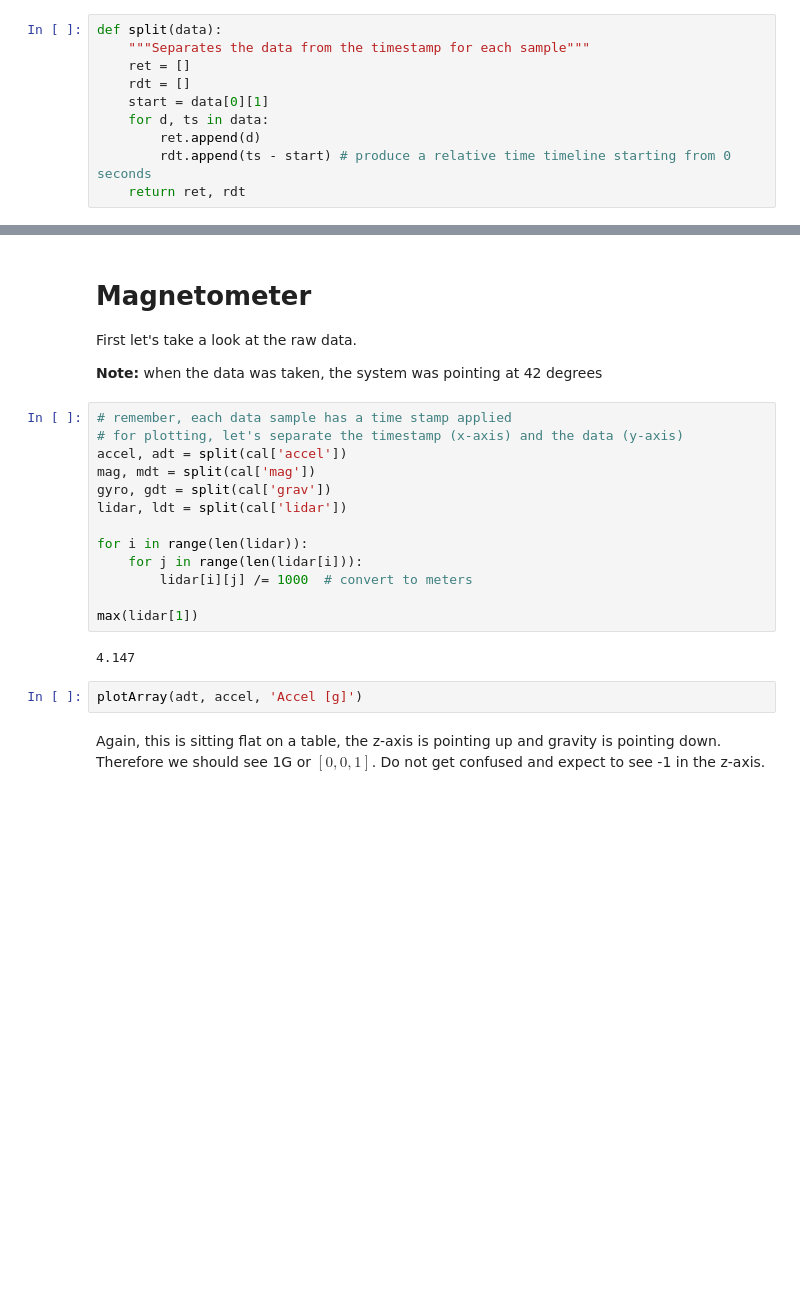
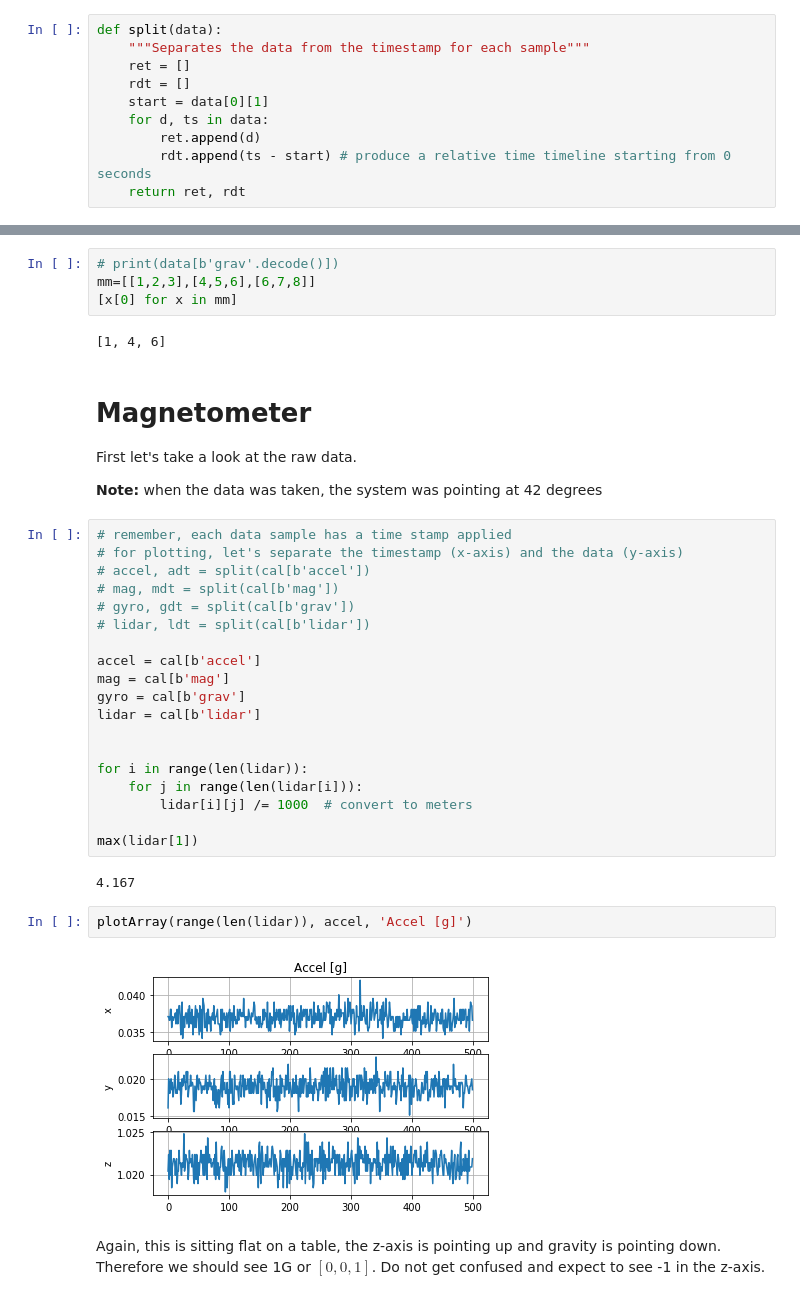
Before and after one commit to the-guild-of-calamitous-intent/ins_nav, a Jupyter notebook: grabdata/data.ipynb, the cells around one changed output, grey strips where cells are left out. Saved outputs shown, nothing was run; the diff lists cells and outputs as text; blank space fills up the shorter version.

```diff
--- a/grabdata/data.ipynb
+++ b/grabdata/data.ipynb
@@ -378,3 +373,9 @@ Bag keys:
+# %%
+# print(data[b'grav'.decode()])
+mm=[[1,2,3],[4,5,6],[6,7,8]]
+[x[0] for x in mm]
+# %% [output]
+[1, 4, 6]
 # %% [markdown]
 # Magnetometer
 
@@ -384,10 +385,16 @@ First let's take a look at the raw data.
 # %%
 # remember, each data sample has a time stamp applied
 # for plotting, let's separate the timestamp (x-axis) and the data (y-axis)
-accel, adt = split(cal['accel'])
-mag, mdt = split(cal['mag'])
-gyro, gdt = split(cal['grav'])
-lidar, ldt = split(cal['lidar'])
+# accel, adt = split(cal[b'accel'])
+# mag, mdt = split(cal[b'mag'])
+# gyro, gdt = split(cal[b'grav'])
+# lidar, ldt = split(cal[b'lidar'])
+
+accel = cal[b'accel']
+mag = cal[b'mag']
+gyro = cal[b'grav']
+lidar = cal[b'lidar']
+
 
 for i in range(len(lidar)):
     for j in range(len(lidar[i])):
@@ -395,9 +402,11 @@ for i in range(len(lidar)):
 
 max(lidar[1])
 # %% [output]
-4.147
+4.167
 # %%
-plotArray(adt, accel, 'Accel [g]')
+plotArray(range(len(lidar)), accel, 'Accel [g]')
+# %% [output]
+[figure, added]
 # %% [markdown]
 Again, this is sitting flat on a table, the z-axis is pointing up and gravity is pointing down. Therefore we should see 1G or $[0,0,1]$. Do not get confused and expect to see -1 in the z-axis.
 # %%
```
Also changed, not shown: parts of 10 cells of this notebook.
